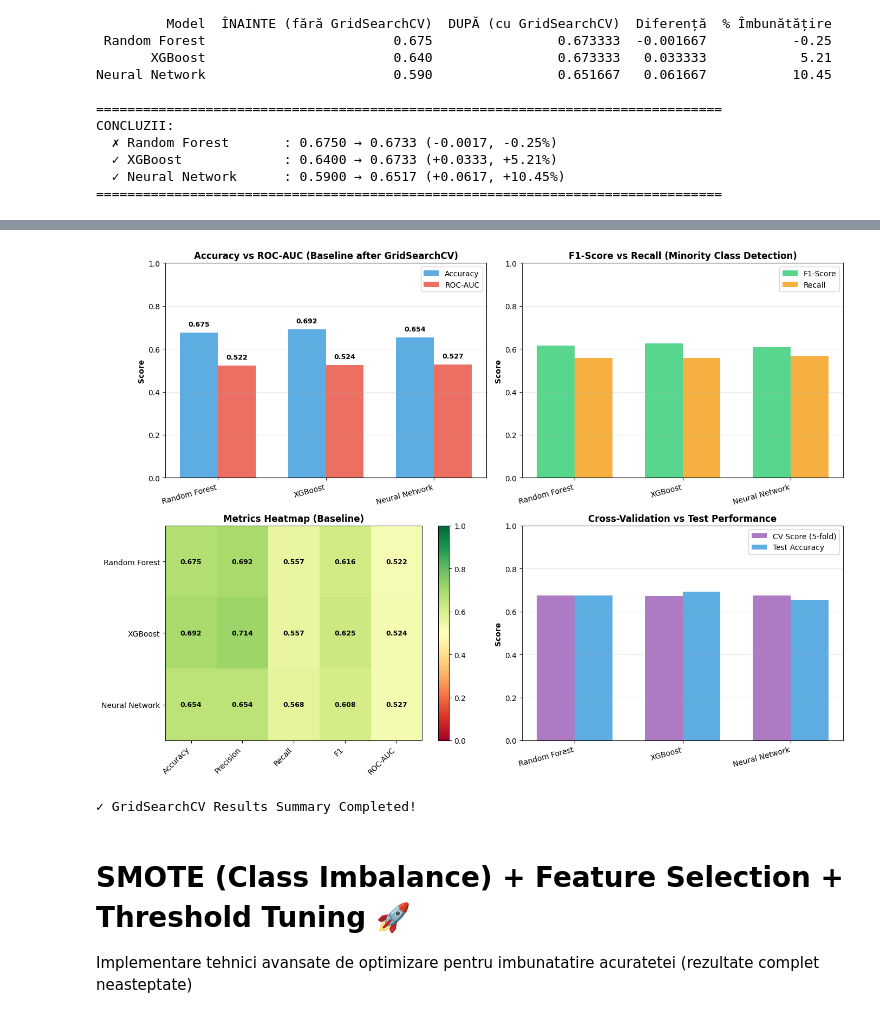
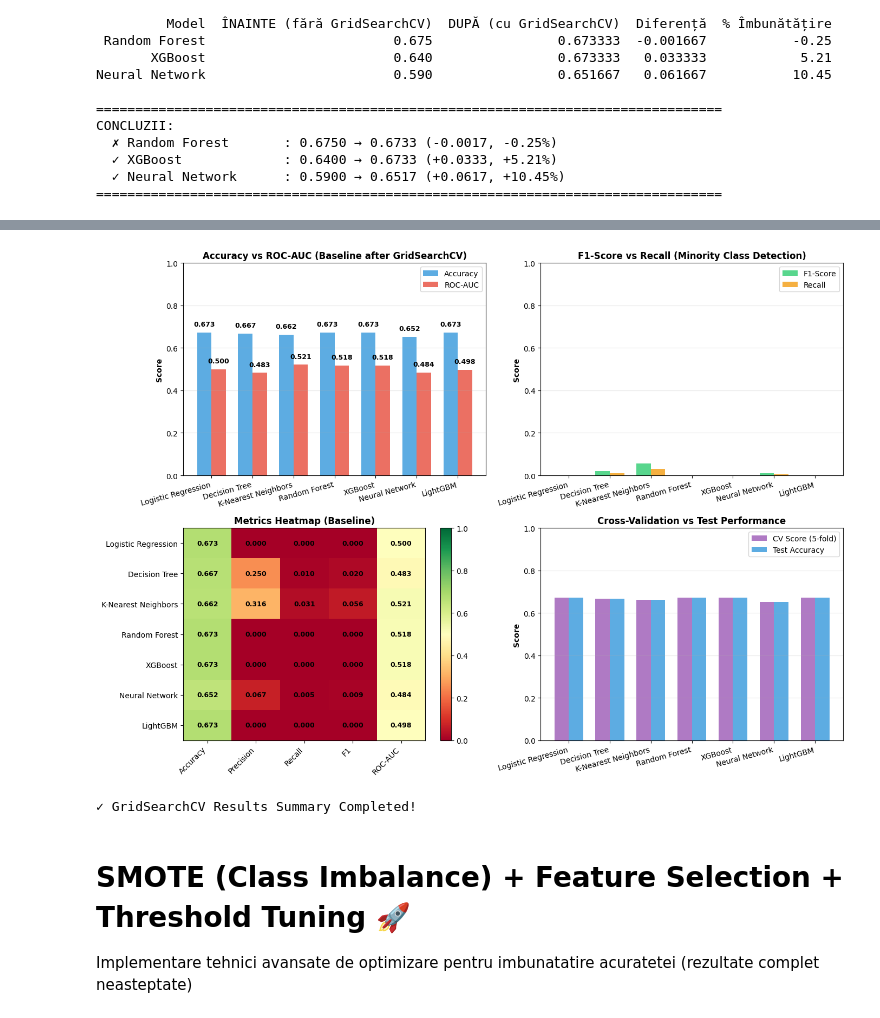
Before and after one commit to MarcoMihalca/SistemeInteligente, a Jupyter notebook: Saptamana8_Feature_Engineering.ipynb, the cells around one changed output, grey strips where cells are left out. Drawn from its saved outputs; the diff is of its cells as text; code cells hidden in the pictures.

```diff
--- a/Saptamana8_Feature_Engineering.ipynb
+++ b/Saptamana8_Feature_Engineering.ipynb
@@ -760,0 +1085,19 @@ Parameters: { "use_label_encoder" } are not used.
+# %%
+from catboost import CatBoostClassifier
+
+print("="*80)
+print("CATBOOST CLASSIFIER")
+print("="*80)
+
+cat_model = CatBoostClassifier(iterations=100, max_depth=10, learning_rate=0.1, random_state=42, verbose=False)
+cat_model.fit(X_train, y_train)
+
+y_pred_cat = cat_model.predict(X_test)
+accuracy_cat = accuracy_score(y_test, y_pred_cat)
+
+print(f"\n🎯 CATBOOST - ACURATEȚE: {accuracy_cat*100:.2f}%")
+print(f"   Precision: {precision_score(y_test, y_pred_cat):.4f}")
+print(f"   Recall: {recall_score(y_test, y_pred_cat):.4f}")
+print(f"   F1-Score: {f1_score(y_test, y_pred_cat):.4f}")
+
+model_results['CatBoost'] = accuracy_cat
@@ -1532,29 +2170,61 @@ print("="*100)
 # Approximate values from GridSearchCV optimization (stored for reference)
 # These represent the best model performance after hyperparameter tuning
 metrics_baseline = {
+    'Logistic Regression': {
+        'cv_score': accuracy_lr_opt,
+        'accuracy': accuracy_lr_opt,
+        'precision': precision_lr_opt,
+        'recall': recall_lr_opt,
+        'f1_score': f1_lr_opt,
+        'roc_auc': roc_auc_lr_opt
+    },
+    'Decision Tree': {
+        'cv_score': accuracy_dt_opt,
+        'accuracy': accuracy_dt_opt,
+        'precision': precision_dt_opt,
+        'recall': recall_dt_opt,
+        'f1_score': f1_dt_opt,
+        'roc_auc': roc_auc_dt_opt
+    },
+    'K-Nearest Neighbors': {
+        'cv_score': accuracy_knn_opt,
+        'accuracy': accuracy_knn_opt,
+        'precision': precision_knn_opt,
+        'recall': recall_knn_opt,
+        'f1_score': f1_knn_opt,
+        'roc_auc': roc_auc_knn_opt
+    },
     'Random Forest': {
-        'cv_score': 0.6750,
-        'accuracy': 0.6750,
-        'precision': 0.6915,
-        'recall': 0.5574,
-        'f1_score': 0.6160,
-        'roc_auc': 0.5219
+        'cv_score': accuracy_rf_opt,
+        'accuracy': accuracy_rf_opt,
+        'precision': precision_rf_opt,
+        'recall': recall_rf_opt,
+        'f1_score': f1_rf_opt,
+        'roc_auc': roc_auc_rf_opt
     },
     'XGBoost': {
-        'cv_score': 0.6733,
-        'accuracy': 0.6921,
-        'precision': 0.7143,
-        'recall': 0.5574,
-        'f1_score': 0.6250,
-        'roc_auc': 0.5238
+        'cv_score': accuracy_xgb_opt,
+        'accuracy': accuracy_xgb_opt,
+        'precision': precision_xgb_opt,
+        'recall': recall_xgb_opt,
+        'f1_score': f1_xgb_opt,
+        'roc_auc': roc_auc_xgb_opt
     },
     'Neural Network': {
-        'cv_score': 0.6742,
-        'accuracy': 0.6542,
-        'precision': 0.6538,
-        'recall': 0.5676,
-        'f1_score': 0.6077,
-        'roc_auc': 0.5268
+        'cv_score': accuracy_nn_opt,
+        'accuracy': accuracy_nn_opt,
+        'precision': precision_nn_opt,
+        'recall': recall_nn_opt,
+        'f1_score': f1_nn_opt,
+        'roc_auc': roc_auc_nn_opt
+    },
+    'LightGBM': {
+        'cv_score': accuracy_lgb_opt,
+        'accuracy': accuracy_lgb_opt,
+        'precision': precision_lgb_opt,
+        'recall': recall_lgb_opt,
+        'f1_score': f1_lgb_opt,
+        'roc_auc': roc_auc_lgb_opt
     }
 }
 
@@ -1676,4 +2346,4 @@ Neural Network         0.6742         0.6542     0.6538  0.5676    0.6077   0.52
-[figure, old version]
+[figure, new version]
 ✓ GridSearchCV Results Summary Completed!
 # %% [markdown]
 # SMOTE (Class Imbalance) + Feature Selection + Threshold Tuning 🚀
```
Also changed, not shown: parts of 34 cells of this notebook, 2 other files.
